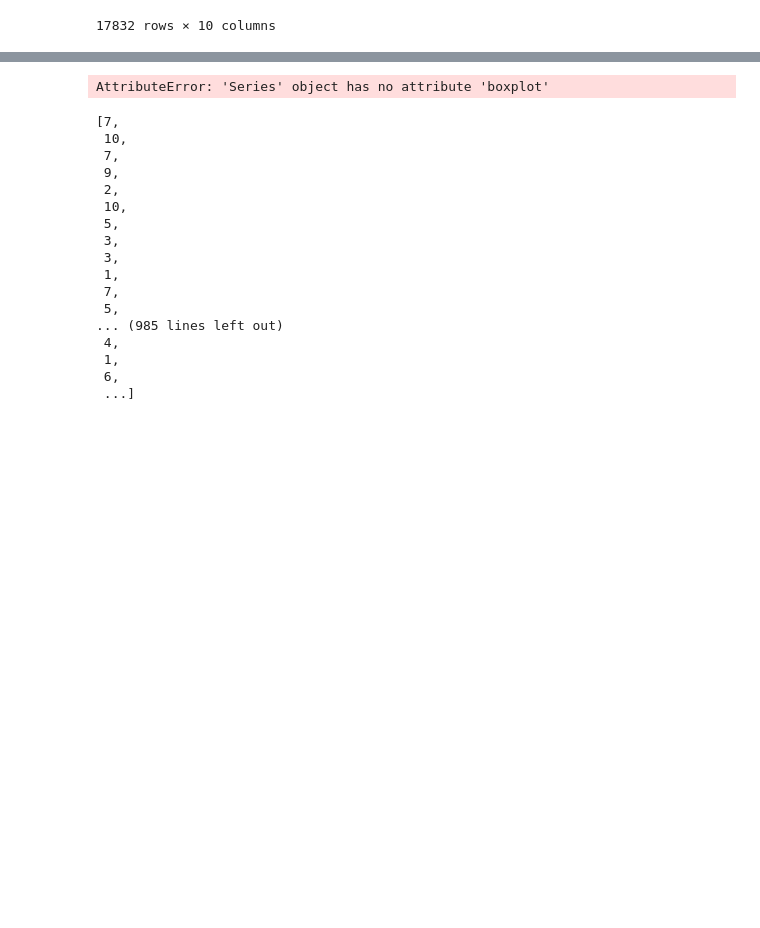
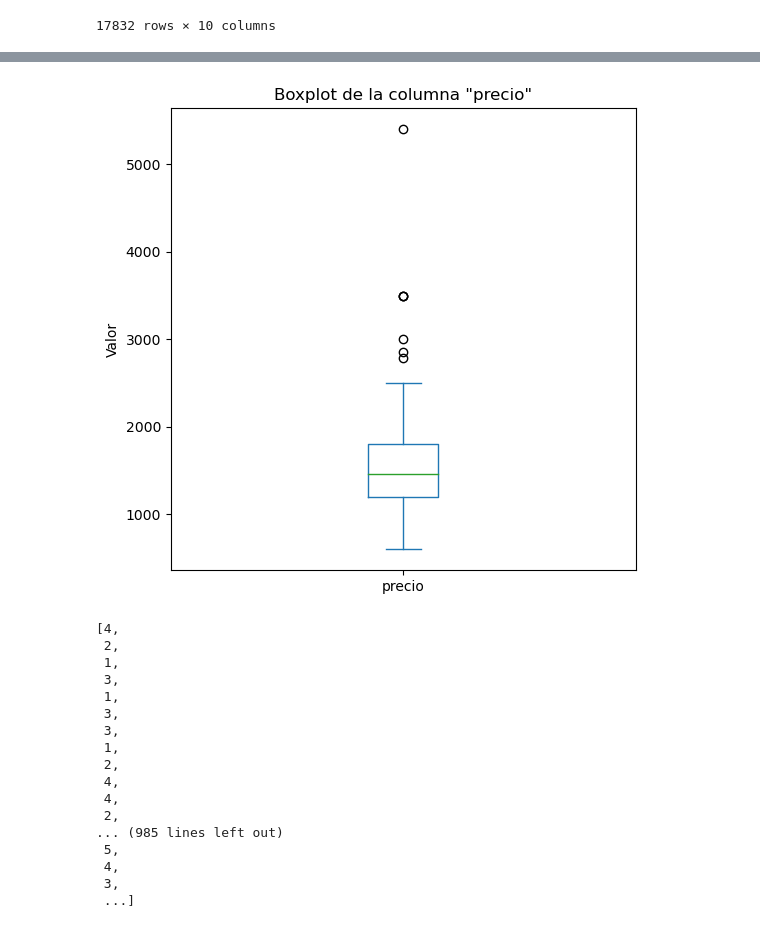
Before and after one commit to Gbau11/Analisis-de-la-vivienda-Idealista, a Jupyter notebook: jupyter/analisis_exploratorio/analisis_explo.ipynb, the cells around one changed output, grey strips where cells are left out. Cells and saved outputs as stored; diff of their text form; code cells hidden in the pictures; blank space fills up the shorter version.

```diff
--- a/jupyter/analisis_exploratorio/analisis_explo.ipynb
+++ b/jupyter/analisis_exploratorio/analisis_explo.ipynb
@@ -246,19 +255,21 @@ alquiler.head()
 | 2 | 0 | arganzuela | 790.0 | 40 | 1 | 1 | 0 | 1 | 0 | 19.750000 | ... |
 | 3 | 4 | arganzuela | 800.0 | 40 | 0 | 3 | 3 | 3 | 0 | 20.000000 | ... |
 | 4 | 0 | arganzuela | 800.0 | 35 | 1 | 4 | 0 | 1 | 0 | 22.857143 | ... |
+# %%
+df1 = alquiler[alquiler['zona']=='arganzuela']
 # %%
 import matplotlib.pyplot as plt
 
+columna = 'precio'
 
-alquiler['superficie'].boxplot(figsize=(10, 6))
+df1[columna].plot(kind='box', figsize=(6, 6))
 
-plt.xticks(rotation=45)
-plt.title('Boxplot de todas las columnas')
+plt.title(f'Boxplot de la columna "{columna}"')
 plt.ylabel('Valor')
 
 plt.show()
 # %% [output]
-AttributeError: 'Series' object has no attribute 'boxplot'
+[figure, added]
 # %%
 from faker import Faker
 
@@ -266,25 +277,25 @@ import random
 
 faker = Faker()
 
-ratings = [random.randint(1, 10) for _ in range(len(df))]
+ratings = [random.randint(1, 5) for _ in range(len(alquiler))]
 
 ratings
 # %% [output]
-[7,
- 10,
- 7,
- 9,
+[4,
  2,
- 10,
- 5,
+ 1,
+ 3,
+ 1,
  3,
  3,
  1,
- 7,
+ 2,
+ 4,
+ 4,
+ 2,
+... (985 lines left out)
  5,
-... (985 lines left out)
  4,
- 1,
- 6,
+ 3,
  ...]
 # %%
```
Also changed, not shown: parts of 10 cells of this notebook.
